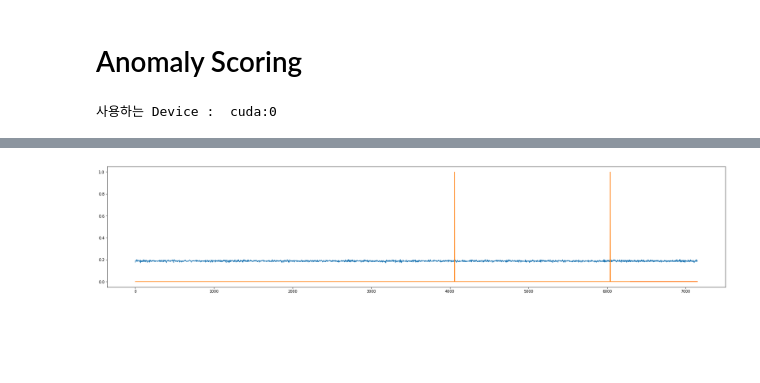
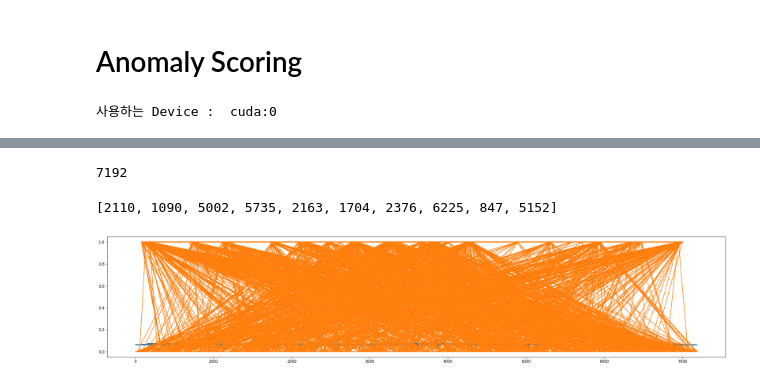
Before and after one commit to roselidev/VAE_for_yarn, a Jupyter notebook: 2_Auto_Encoding_Variational_Bayes(VAE).ipynb, the cells around one changed output, grey strips where cells are left out. Saved outputs shown, nothing was run; the diff lists cells and outputs as text; code cells hidden in the pictures; blank space fills up the shorter version.

```diff
--- a/2_Auto_Encoding_Variational_Bayes(VAE).ipynb
+++ b/2_Auto_Encoding_Variational_Bayes(VAE).ipynb
@@ -242,7 +256,7 @@ print("사용하는 Device : ", DEVICE)
 사용하는 Device :  cuda:0
 # %%
 # load model
-save_loc = 'outs/2022-08-09-07:44/model.pt'
+save_loc = 'outs/2022-08-30-19:26/model.pt'
 ckpt = torch.load(save_loc)
 latent_dim = ckpt['latent_dim']
 image_size = ckpt['img_resize']
@@ -264,7 +278,7 @@ VAE(
 # %%
 # anomaly images 폴더 이름 test-images로 변경하고 로드
 tf, _ = DongjinTransform(image_size).get()
-testset = DONGJIN(root = './data', train = False, transform = tf)
+testset = DONGJIN(root = DATA_PATH, train = False, transform = tf, train_dir='normal', test_dir='all')
 testloader = torch.utils.data.DataLoader(testset, batch_size = ckpt['batch_size'], shuffle = False, num_workers = 2)
 ## TODO: index 순서 맞음?
 # %%
@@ -284,11 +298,12 @@ def estimate(model, test_loader):
     anomaly_scores = []
     anomaly_results = []
     frame_count = []
+    im_paths = []
 
     model.eval()
     test_loss = 0
     with torch.no_grad():
-        for batch_idx, (data, _) in enumerate(test_loader):
+        for batch_idx, (data, _, meta) in enumerate(test_loader):
             data = data.to(DEVICE)
             t = time.time()
             pred, _, _ = model(data)
@@ -300,7 +315,8 @@ def estimate(model, test_loader):
             error_thresh = torch.quantile(mae_vector_test, 0.99)
             anomalies = (mae_vector_test >= error_thresh).float()
 
-            frame_count += [i*3 for i in range(batch_idx*len(mae_vector_test), (batch_idx+1)*len(mae_vector_test))]
+            frame_count += [int(i) for i in meta['frame_num']]
+            im_paths += meta['img_path']
             anomaly_scores += mae_vector_test.cpu().numpy().tolist()
             anomaly_results += anomalies.cpu().numpy().tolist()
 
@@ -308,11 +324,11 @@ def estimate(model, test_loader):
                 print(f'{batch_size * batch_idx} / {len(testset)}' )
                 print(f'fps : {1.0 / (t/data.size()[0])}')
     plt.figure(figsize=(18,6))
-    plt.plot(frame_count, anomaly_scores)
-    plt.plot(frame_count, anomaly_results)
+    plt.plot(sorted(zip(frame_count, anomaly_scores), key=lambda x: x[0]))
+    plt.plot(sorted(zip(frame_count, anomaly_results), key=lambda x: x[0]))
     plt.show()
 
-    return frame_count, anomaly_scores, anomaly_results
+    return frame_count, anomaly_scores, anomaly_results, im_paths
 # %%
-x, y1, y2 = estimate(model, testloader)
+x, y1, y2, impaths = estimate(model, testloader)
 # %% [output]
@@ -337,13 +337,23 @@ fps : 9451.952676056339
+# %%
+len(impaths)
+# sorted(zip(x, y1), key=lambda x:x[0])
+# %% [output]
+7192
+# %%
+print(x[:10])
+# %% [output]
+[2110, 1090, 5002, 5735, 2163, 1704, 2376, 6225, 847, 5152]
 # %%
+thres = 0.065
 plt.figure(figsize=(30,6))
 plt.plot(x, y1)
 # plt.yticks(np.arange(0.1,0.3,step=0.02))
-y3 = (np.array(y1) > 0.203)
+y3 = (np.array(y1) > thres)
 # plt.plot(x, y2) # auto estimated threshold
 plt.plot(x, y3) # auto estimated threshold
 plt.show()
 # %% [output]
-[figure, old version]
+[figure, new version]
 # %%
 # 실제 정답 프레임은 4278~4281 (8555~8580) (XRN-1610SA_philo_15880-Cam01_20220726_145500_20220726_145900_ID_0000.avi)
 # 3 프레임마다 하나 저장했는데 왜 2400장 밖에 없지? 다시확인필요
```
Also changed, not shown: parts of 15 cells of this notebook, 2 other files.
